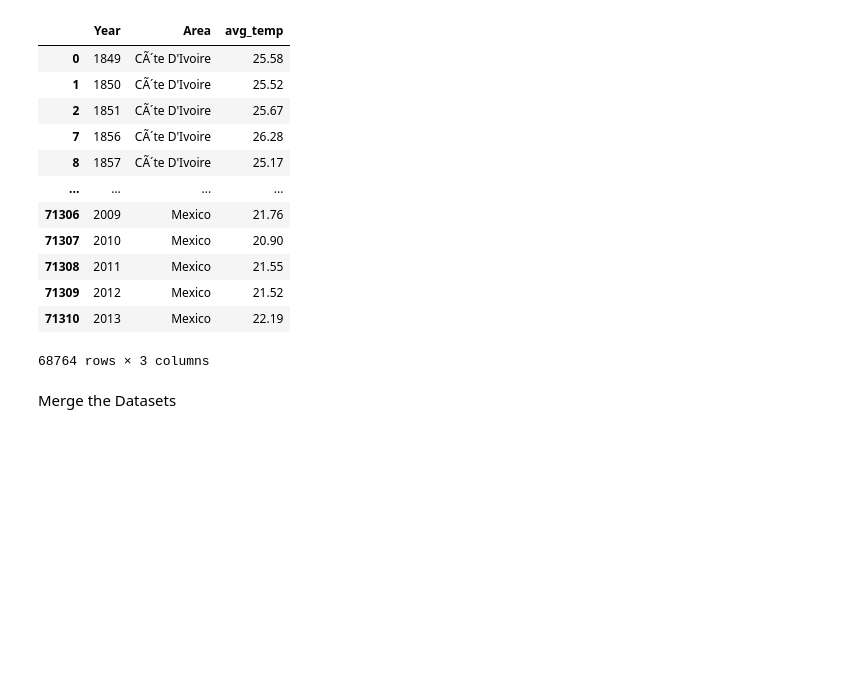
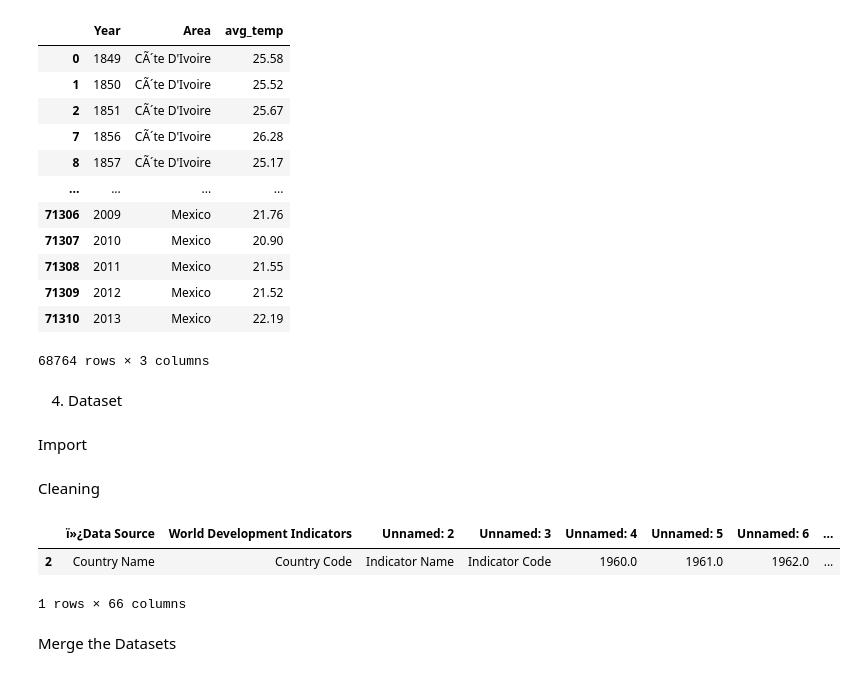
Before and after one commit to LucasJohannsenShadow/AVCD, a Jupyter notebook: working file.ipynb, the cells around one changed output. Cells and saved outputs as stored; diff of their text form; code cells hidden in the pictures; blank space fills up the shorter version.

```diff
--- a/working file.ipynb
+++ b/working file.ipynb
@@ -88,6 +88,21 @@ di2
 | 71309 | 2012 | Mexico | 21.52 |
 | 71310 | 2013 | Mexico | 22.19 |
 68764 rows × 3 columns
+# %% [markdown]
+4. Dataset
+# %% [markdown]
+Import
+# %%
+dk = pd.read_csv("data/2019 2020.csv", encoding='latin-1')
+# %% [markdown]
+Cleaning
+# %%
+dk2 = dk.dropna(how = 'any') # removing all missing data
+dk2
+# %% [output]
+|  | ï»¿Data Source | World Development Indicators | Unnamed: 2 | Unnamed: 3 | Unnamed: 4 | Unnamed: 5 | Unnamed: 6 | ... |
+| 2 | Country Name | Country Code | Indicator Name | Indicator Code | 1960.0 | 1961.0 | 1962.0 | ... |
+1 rows × 66 columns
 # %% [markdown]
 Merge the Datasets
 # %%
```
Also changed, not shown: parts of 12 cells of this notebook.
